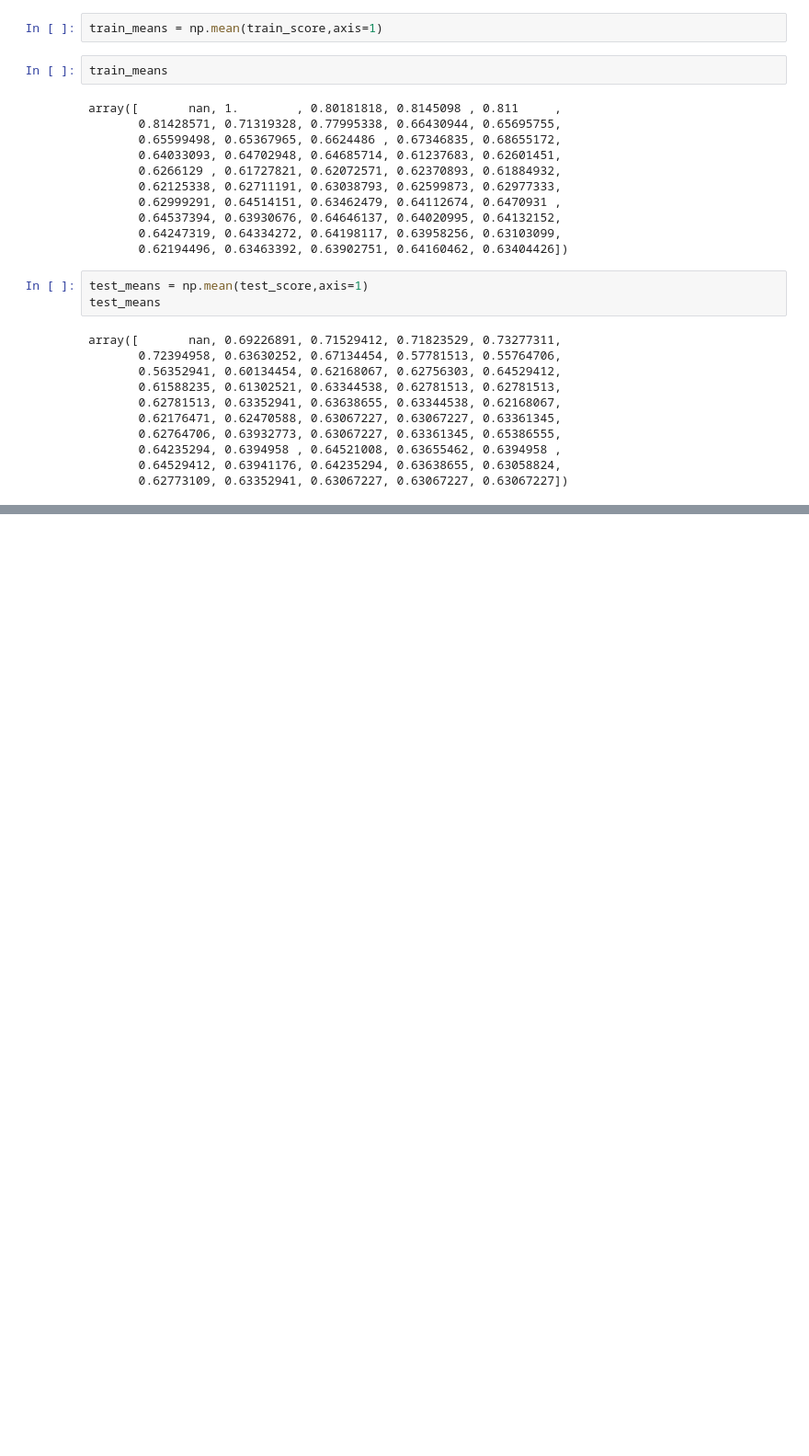
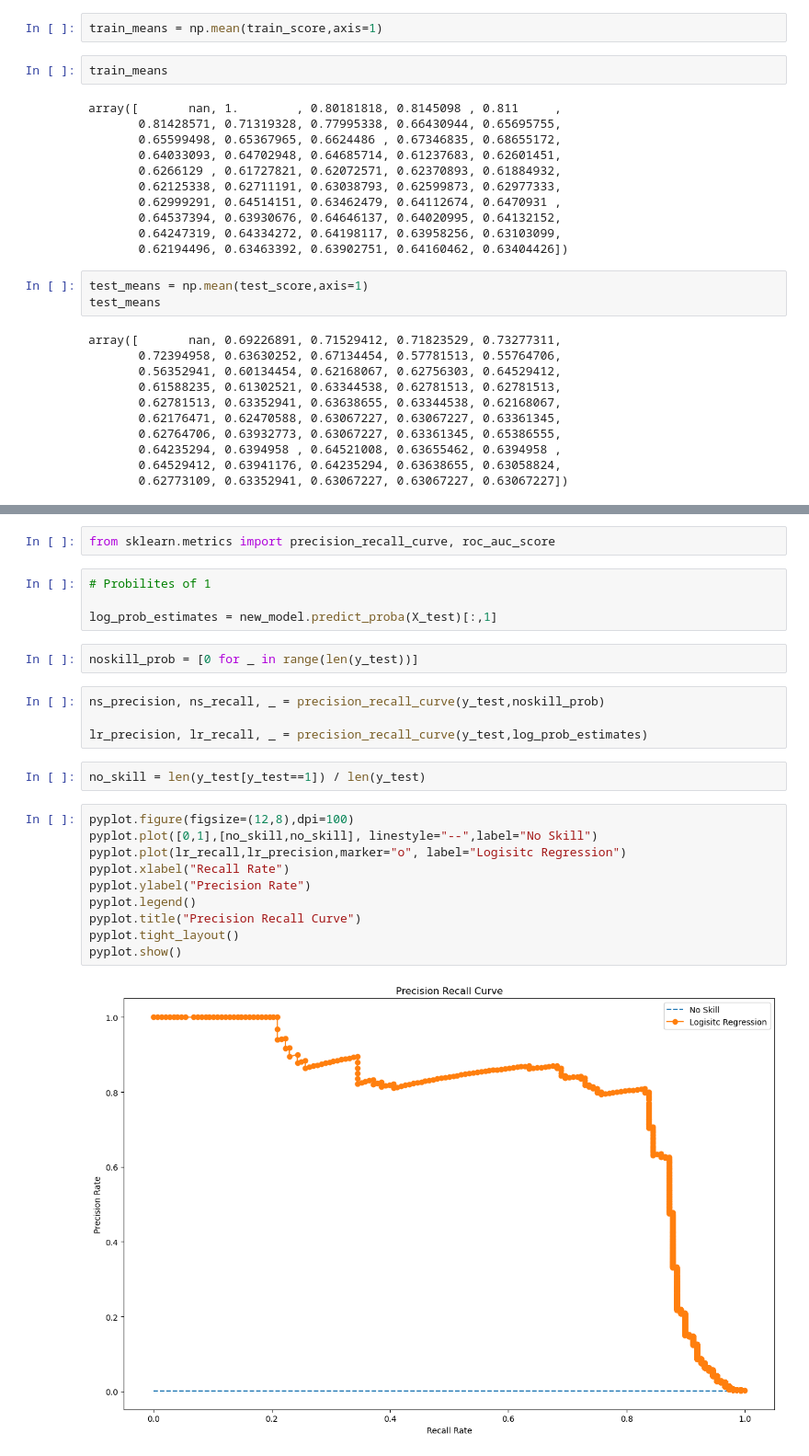
Before and after one commit to bthakr1/Machine_Learning, a Jupyter notebook: Logistic_Regression.ipynb, the cells around one changed output, grey strips where cells are left out. Shown: that part at 92% size. Cells and saved outputs as stored; diff of their text form; blank space fills up the shorter version.

Commit message:
added Precision Recall curve

```diff
--- a/Logistic_Regression.ipynb
+++ b/Logistic_Regression.ipynb
@@ -266,0 +269,26 @@ pyplot.show()
+# %%
+from sklearn.metrics import precision_recall_curve, roc_auc_score
+# %%
+# Probilites of 1
+
+log_prob_estimates = new_model.predict_proba(X_test)[:,1]
+# %%
+noskill_prob = [0 for _ in range(len(y_test))]
+# %%
+ns_precision, ns_recall, _ = precision_recall_curve(y_test,noskill_prob)
+
+lr_precision, lr_recall, _ = precision_recall_curve(y_test,log_prob_estimates)
+# %%
+no_skill = len(y_test[y_test==1]) / len(y_test)
+# %%
+pyplot.figure(figsize=(12,8),dpi=100)
+pyplot.plot([0,1],[no_skill,no_skill], linestyle="--",label="No Skill")
+pyplot.plot(lr_recall,lr_precision,marker="o", label="Logisitc Regression")
+pyplot.xlabel("Recall Rate")
+pyplot.ylabel("Precision Rate")
+pyplot.legend()
+pyplot.title("Precision Recall Curve")
+pyplot.tight_layout()
+pyplot.show()
+# %% [output]
+[figure, added]
```
Also changed, not shown: parts of 2 cells of this notebook.
